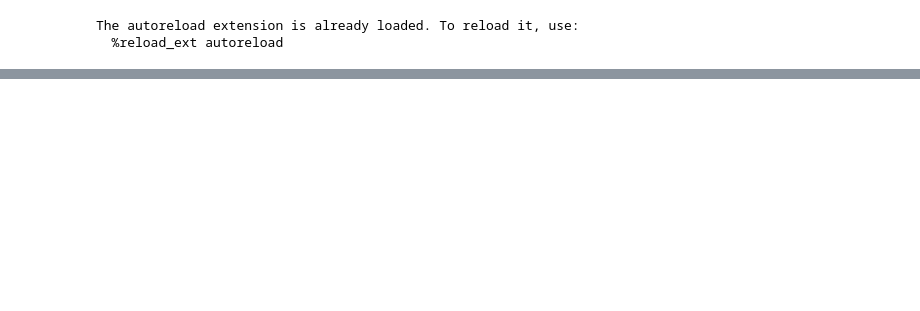
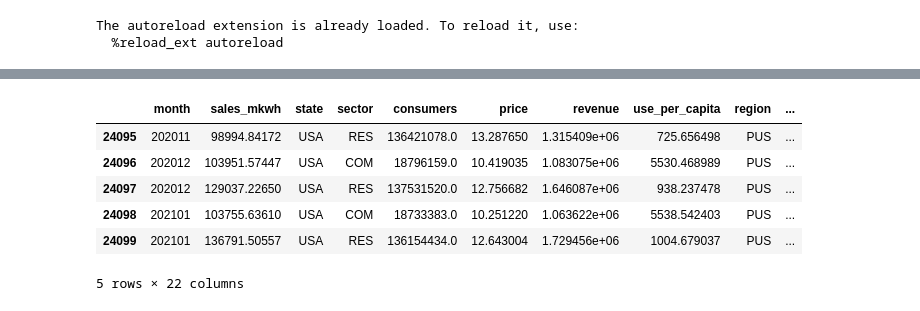
Before and after one commit to tsdataclinic/covid-energy-burden, a Jupyter notebook: EnergyData.ipynb, the cells around one changed output, grey strips where cells are left out. Drawn from its saved outputs; the diff is of its cells as text; code cells hidden in the pictures; blank space fills up the shorter version.

```diff
--- a/EnergyData.ipynb
+++ b/EnergyData.ipynb
@@ -182 +182,11 @@ energy_data.head()
 5 rows × 22 columns
+# %%
+energy_data.tail()
+# %% [output]
+|  | month | sales_mkwh | state | sector | consumers | price | revenue | use_per_capita | region | ... |
+| 24095 | 202011 | 98994.84172 | USA | RES | 136421078.0 | 13.287650 | 1.315409e+06 | 725.656498 | PUS | ... |
+| 24096 | 202012 | 103951.57447 | USA | COM | 18796159.0 | 10.419035 | 1.083075e+06 | 5530.468989 | PUS | ... |
+| 24097 | 202012 | 129037.22650 | USA | RES | 137531520.0 | 12.756682 | 1.646087e+06 | 938.237478 | PUS | ... |
+| 24098 | 202101 | 103755.63610 | USA | COM | 18733383.0 | 10.251220 | 1.063622e+06 | 5538.542403 | PUS | ... |
+| 24099 | 202101 | 136791.50557 | USA | RES | 136154434.0 | 12.643004 | 1.729456e+06 | 1004.679037 | PUS | ... |
+5 rows × 22 columns
```
Also changed, not shown: parts of 4 cells of this notebook, 3 other files.
